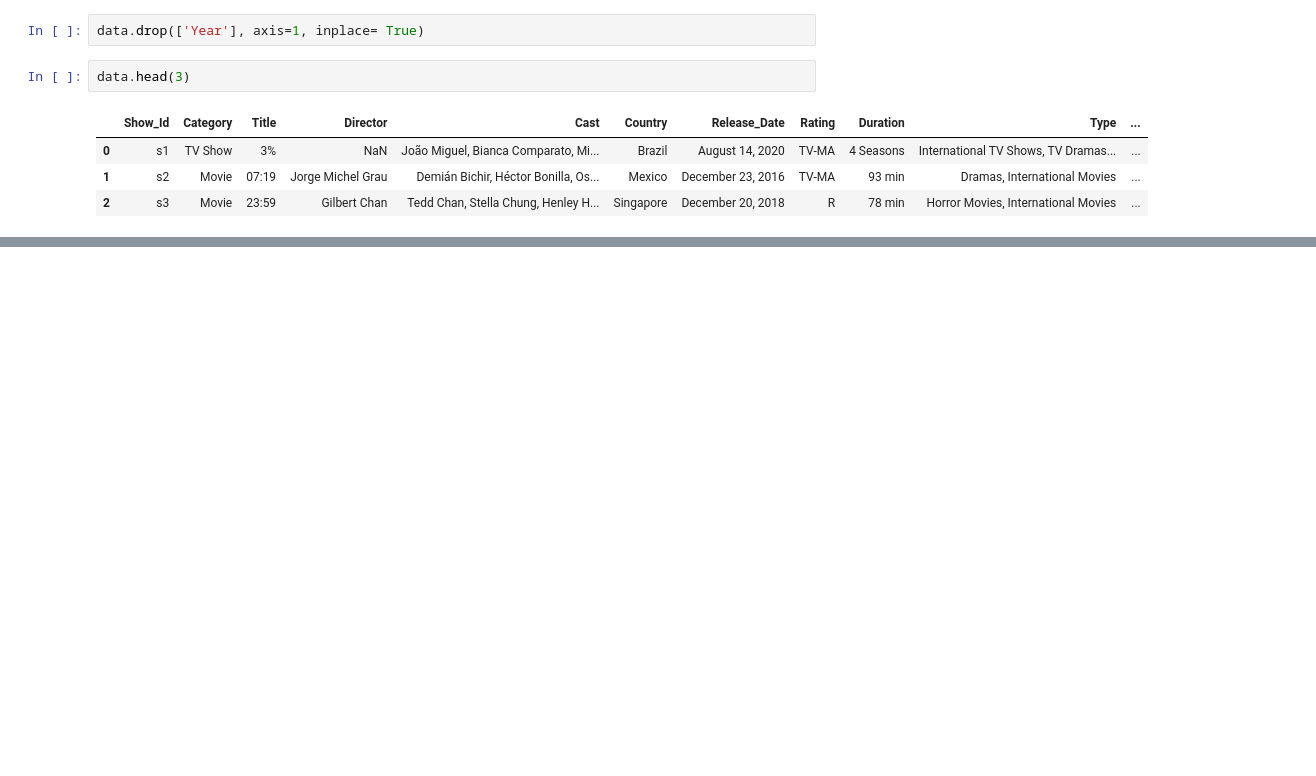
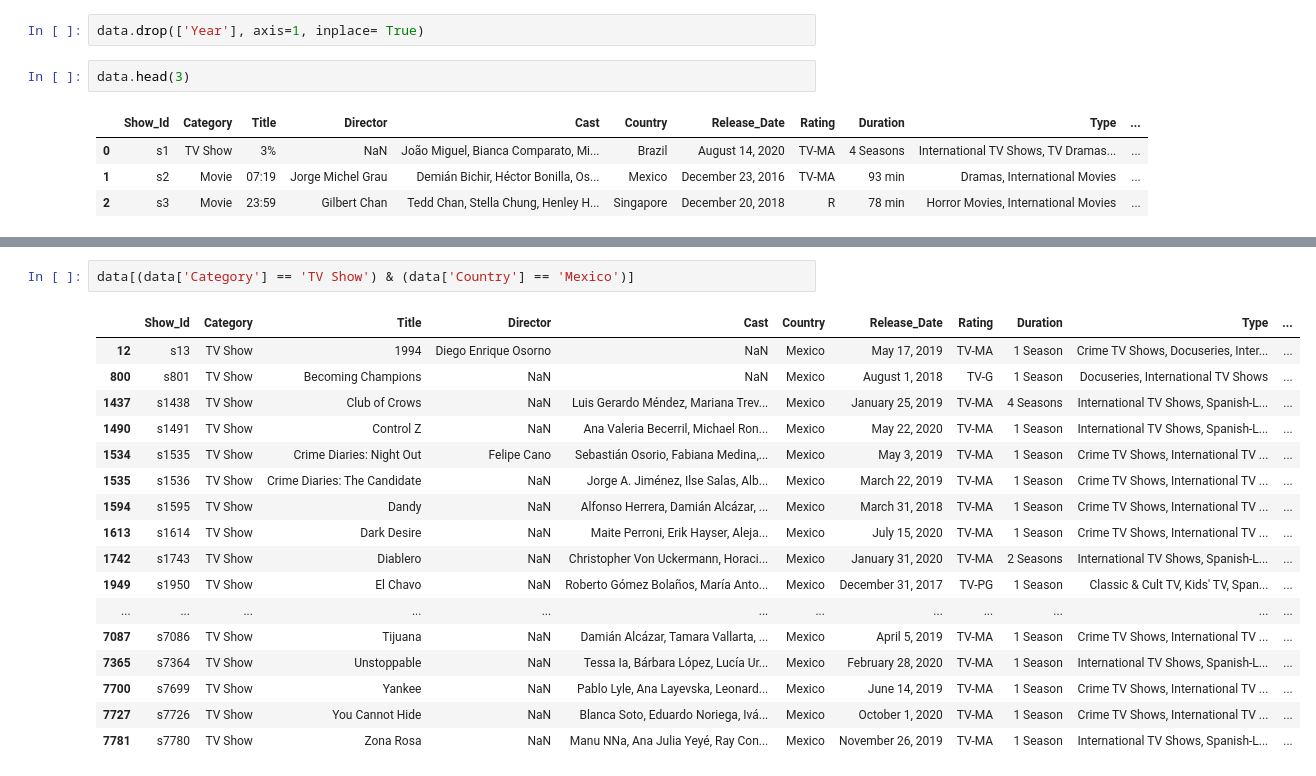
Before and after one commit to Mmddzz3/Netflix-Data-Analytics-Project, a Jupyter notebook: Netflix Analytics Project.ipynb, the cells around one changed output, grey strips where cells are left out. Saved outputs shown, nothing was run; the diff lists cells and outputs as text; blank space fills up the shorter version.

```diff
--- a/Netflix Analytics Project.ipynb
+++ b/Netflix Analytics Project.ipynb
@@ -343,0 +356,20 @@ data[(data['Category'] == 'TV Show ') & (data['Country'] == 'United Kingdom')]
+# %%
+data[(data['Category'] == 'TV Show') & (data['Country'] == 'Mexico')]
+# %% [output]
+|  | Show_Id | Category | Title | Director | Cast | Country | Release_Date | Rating | Duration | Type | ... |
+| 12 | s13 | TV Show | 1994 | Diego Enrique Osorno | NaN | Mexico | May 17, 2019 | TV-MA | 1 Season | Crime TV Shows, Docuseries, Inter... | ... |
+| 800 | s801 | TV Show | Becoming Champions | NaN | NaN | Mexico | August 1, 2018 | TV-G | 1 Season | Docuseries, International TV Shows | ... |
+| 1437 | s1438 | TV Show | Club of Crows | NaN | Luis Gerardo Méndez, Mariana Trev... | Mexico | January 25, 2019 | TV-MA | 4 Seasons | International TV Shows, Spanish-L... | ... |
+| 1490 | s1491 | TV Show | Control Z | NaN | Ana Valeria Becerril, Michael Ron... | Mexico | May 22, 2020 | TV-MA | 1 Season | International TV Shows, Spanish-L... | ... |
+| 1534 | s1535 | TV Show | Crime Diaries: Night Out | Felipe Cano | Sebastián Osorio, Fabiana Medina,... | Mexico | May 3, 2019 | TV-MA | 1 Season | Crime TV Shows, International TV ... | ... |
+| 1535 | s1536 | TV Show | Crime Diaries: The Candidate | NaN | Jorge A. Jiménez, Ilse Salas, Alb... | Mexico | March 22, 2019 | TV-MA | 1 Season | Crime TV Shows, International TV ... | ... |
+| 1594 | s1595 | TV Show | Dandy | NaN | Alfonso Herrera, Damián Alcázar, ... | Mexico | March 31, 2018 | TV-MA | 1 Season | Crime TV Shows, International TV ... | ... |
+| 1613 | s1614 | TV Show | Dark Desire | NaN | Maite Perroni, Erik Hayser, Aleja... | Mexico | July 15, 2020 | TV-MA | 1 Season | Crime TV Shows, International TV ... | ... |
+| 1742 | s1743 | TV Show | Diablero | NaN | Christopher Von Uckermann, Horaci... | Mexico | January 31, 2020 | TV-MA | 2 Seasons | International TV Shows, Spanish-L... | ... |
+| 1949 | s1950 | TV Show | El Chavo | NaN | Roberto Gómez Bolaños, María Anto... | Mexico | December 31, 2017 | TV-PG | 1 Season | Classic & Cult TV, Kids' TV, Span... | ... |
+| ... | ... | ... | ... | ... | ... | ... | ... | ... | ... | ... | ... |
+| 7087 | s7086 | TV Show | Tijuana | NaN | Damián Alcázar, Tamara Vallarta, ... | Mexico | April 5, 2019 | TV-MA | 1 Season | Crime TV Shows, International TV ... | ... |
+| 7365 | s7364 | TV Show | Unstoppable | NaN | Tessa Ia, Bárbara López, Lucía Ur... | Mexico | February 28, 2020 | TV-MA | 1 Season | International TV Shows, Spanish-L... | ... |
+| 7700 | s7699 | TV Show | Yankee | NaN | Pablo Lyle, Ana Layevska, Leonard... | Mexico | June 14, 2019 | TV-MA | 1 Season | Crime TV Shows, International TV ... | ... |
+| 7727 | s7726 | TV Show | You Cannot Hide | NaN | Blanca Soto, Eduardo Noriega, Ivá... | Mexico | October 1, 2020 | TV-MA | 1 Season | Crime TV Shows, International TV ... | ... |
+| 7781 | s7780 | TV Show | Zona Rosa | NaN | Manu NNa, Ana Julia Yeyé, Ray Con... | Mexico | November 26, 2019 | TV-MA | 1 Season | International TV Shows, Spanish-L... | ... |
```
Also changed, not shown: parts of 4 cells of this notebook.
